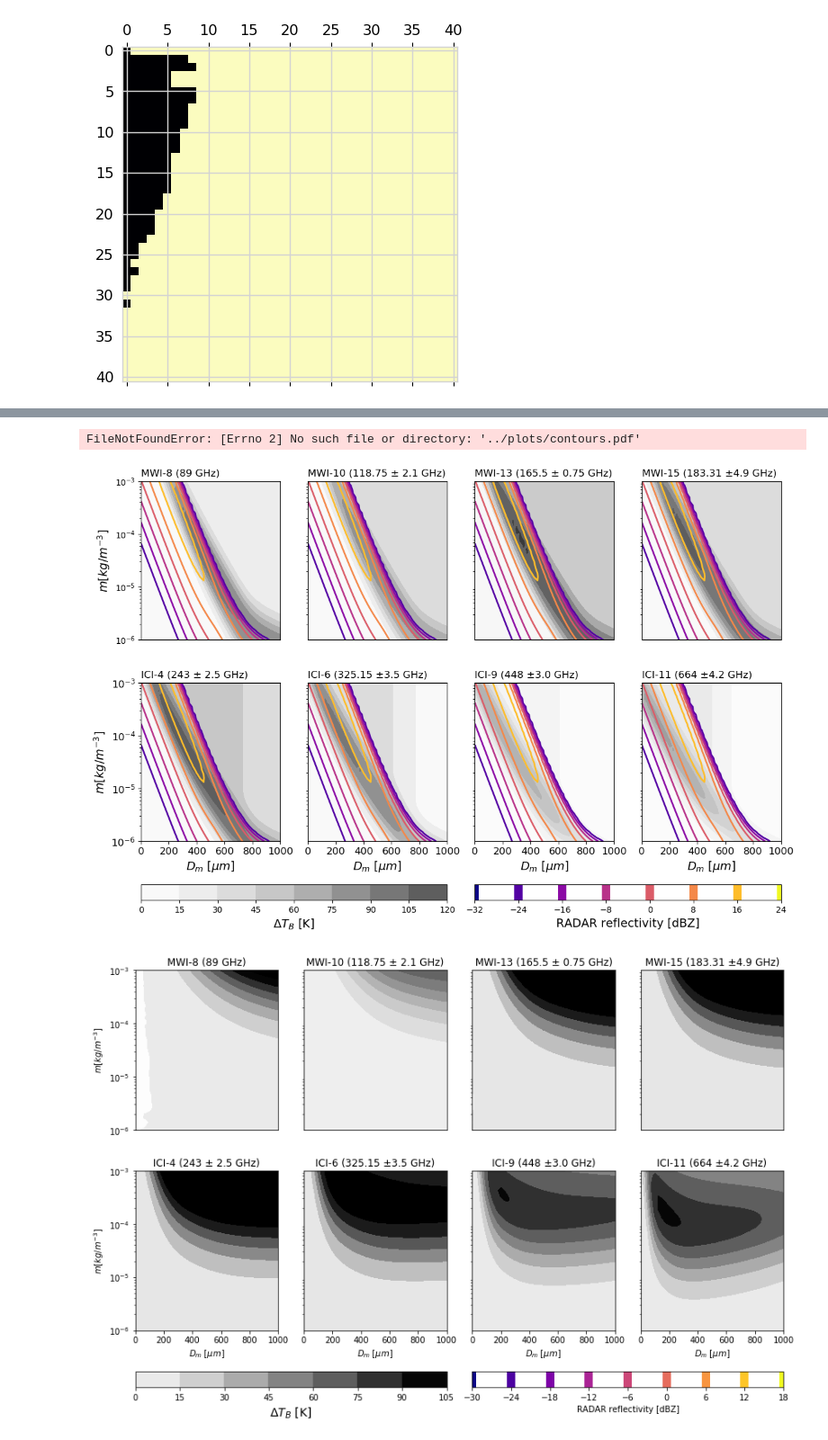
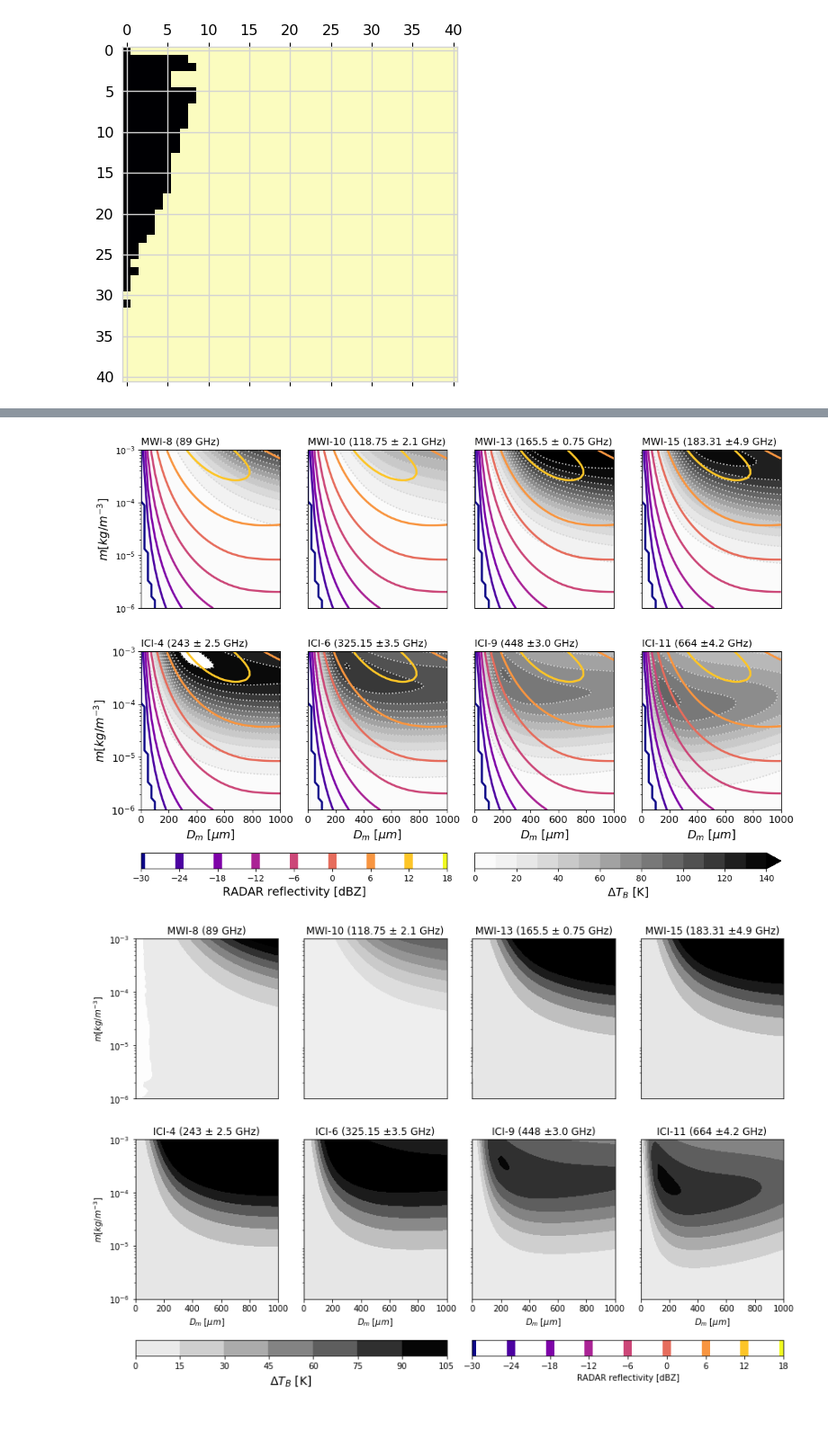
Before and after one commit to simonpf/mcrf, a Jupyter notebook: notebooks/liras/simple_cloud.ipynb, the cells around one changed output, grey strips where cells are left out. Shown at 90% size. Drawn from its saved outputs; the diff is of its cells as text; code cells hidden in the pictures.

```diff
--- a/notebooks/liras/simple_cloud.ipynb
+++ b/notebooks/liras/simple_cloud.ipynb
@@ -147,7 +237,7 @@ plt.matshow(dy < 0)
 %matplotlib inline
 from mcrf.utils import setup_notebook
 from matplotlib.gridspec import GridSpec
-from matplotlib.colors import Normalize
+from matplotlib.colors import Normalize, LogNorm
 import matplotlib as mpl
 mpl.rcParams.update(mpl.rcParamsDefault)
 import matplotlib.pyplot as plt
@@ -165,15 +255,21 @@ f = plt.figure(figsize = (12, 8))
 m  = np.logspace(-6, -3, 41)
 dm = np.linspace(0, 1e-3, 41) * 1e6
 
-norm = Normalize(vmin = 0, vmax = 160)
+
+levels = np.linspace(0, 140, 15)
+hatches = [""] + [""] * 14
+norm = Normalize(vmin = 0, vmax = 140)
 for i, (c, n) in enumerate(zip(channels_mwi, names_mwi)):
     ax = plt.subplot(gs[0,i])
     y = y_mwi[:, :, c]
     y0 = y_mwi[0, 0, c]
     dy = y0 - y
-    dy = np.maximum(dy, 0.0)
-    cntr_p = ax.contourf(dm, m, dy, cmap = "Greys", norm = norm)
-    ax.contour(dm, m, y_lcpr[:, :, 20], cmap = "plasma", linewidths = [2.0])
+    dy = np.maximum(dy, 1e-6)
+    cntr_p = ax.contourf(dm, m, dy, cmap = "Greys", norm = norm, extend = "max",
+                         levels = levels, linestyles = [":"], hatches = hatches)
+    cntr_pl = ax.contour(dm, m, dy, norm = norm, extend = "max", colors = "lightgrey",
+                         levels = levels, linestyles = [":"])
+    ax.contour(dm, m, y_lcpr[:, :, 20], cmap = "plasma", linewidths = [2.5])
     ax.set_xlim([0.0, 1e3])
     ax.set_yscale("log")
     ax.set_title(n, loc = "left")
@@ -189,40 +285,41 @@ for i, (c, n) in enumerate(zip(channels_ici, names_ici)):
     ax = plt.subplot(gs[1,i])
     y = y_ici[:, :, c]
     y0 = y_ici[0, 0, c]
     dy = y0 - y
     dy = np.maximum(dy, 0.0)
-    ax.contourf(dm, m, dy, cmap = "Greys", norm = norm)
-    cntr_r = ax.contour(dm, m, y_lcpr[:, :, 20], cmap = "plasma", linewidths = [2.0])
+    ax.contourf(dm, m, dy, cmap = "Greys", norm = norm, levels = levels, hatches = hatches)
+    cntr_pl = ax.contour(dm, m, dy, norm = norm, extend = "max", colors = "lightgrey",
+                         levels = levels, linestyles = [":"])
+    cntr_r = ax.contour(dm, m, y_lcpr[:, :, 20], cmap = "plasma", linewidths = [2.5])
     ax.set_xlim([0.0, 1e3])
     ax.set_xlabel("$D_m$ [$\mu m$]", fontsize = 14)
     ax.set_yscale("log")
     ax.set_title(n, loc = "left")
 
     if i == 0:
         ax.set_ylabel("$m [kg / m^{-3}]$", fontsize = 14)
         for tick in ax.yaxis.get_major_ticks():
             tick.label.set_fontsize(12)
     for tick in ax.xaxis.get_major_ticks():
         tick.label.set_fontsize(12)
 
     if i > 0:
         ax.set_yticks([])
 
-ax = plt.subplot(gs[-1, :2])
+ax = plt.subplot(gs[-1, 2:])
 cbar = plt.colorbar(cntr_p, cax = ax, label = "$\Delta T_B$ [K]", orientation = "horizontal")
 cbar.ax.xaxis.label.set_fontsize(14)
-ax = plt.subplot(gs[-1, 2:])
+ax = plt.subplot(gs[-1, :2])
 cntr_r.linewidths = [6.0]
 cbar = plt.colorbar(cntr_r, cax = ax, label = "RADAR reflectivity [dBZ]", orientation = "horizontal")
 cbar.ax.xaxis.label.set_fontsize(14)
 lc = ax.get_children()[0]
 lc.set_linewidths([10.0])
 
 plt.tight_layout()
-plt.savefig("../plots/contours.pdf", bbox_inches = "tight")
+plt.savefig("../../plots/contours.pdf", bbox_inches = "tight")
 # %% [output]
-FileNotFoundError: [Errno 2] No such file or directory: '../plots/contours.pdf'
-[figure, old version]
+[figure, new version]
 # %%
 %matplotlib inline
 from matplotlib.gridspec import GridSpec
```
Also changed, not shown: parts of 2 cells of this notebook, 3 other files.
